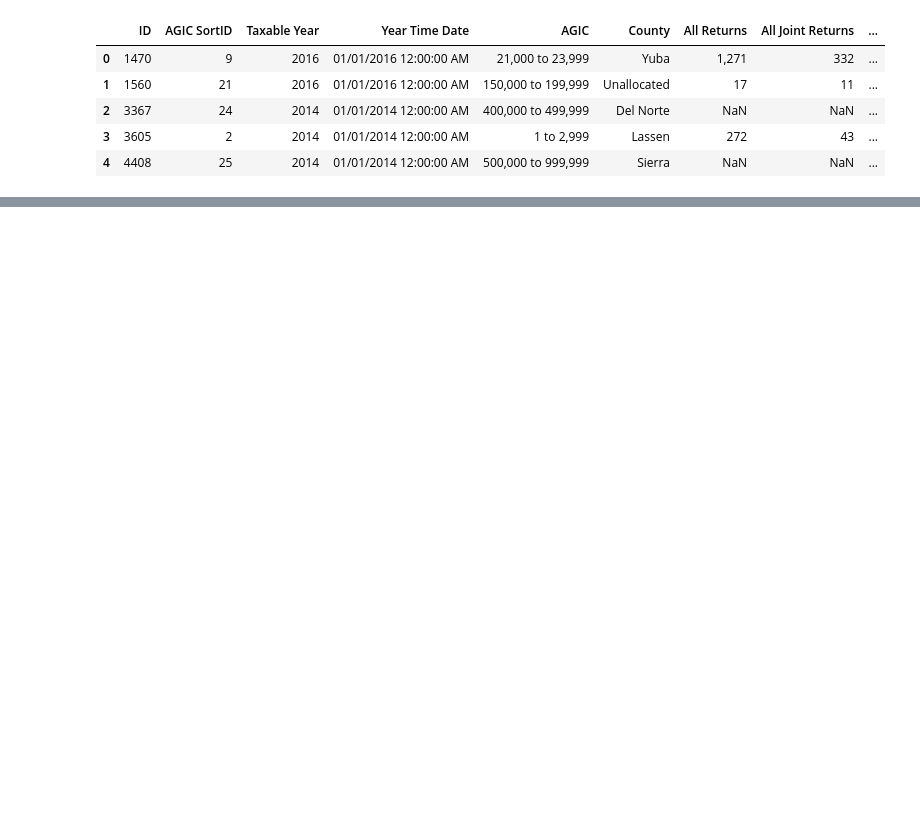
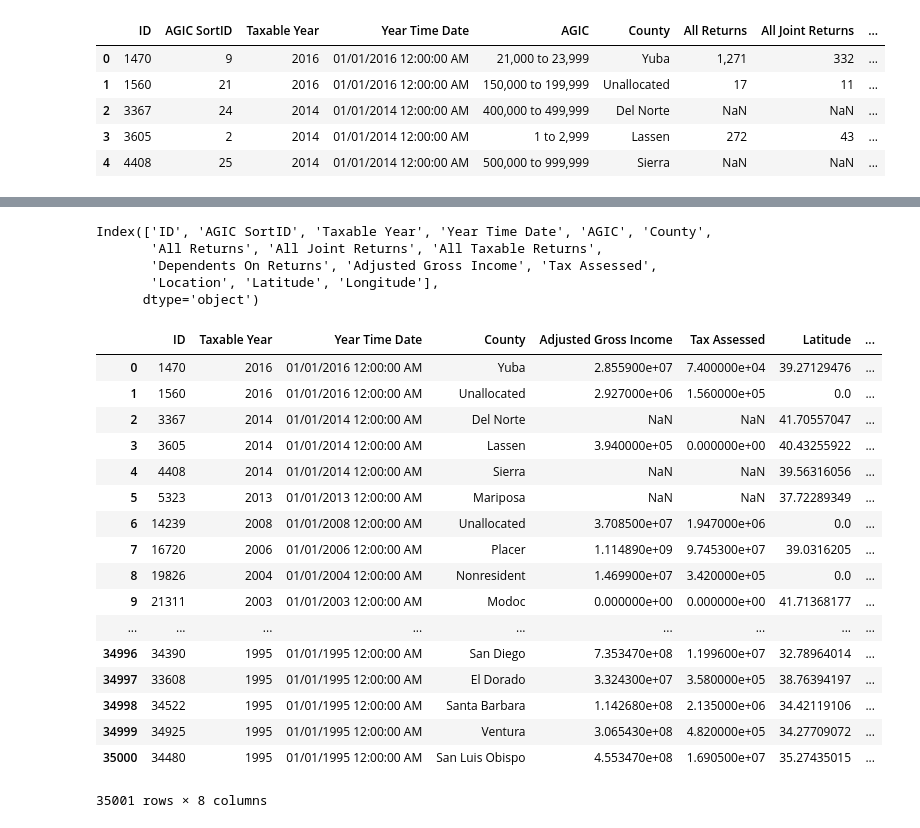
Before and after one commit to MichaelPearson-gif/ETL, a Jupyter notebook: GDP_CA_file_load.ipynb, the cells around one changed output, grey strips where cells are left out. Cells and saved outputs as stored; diff of their text form; code cells hidden in the pictures; blank space fills up the shorter version.

```diff
--- a/GDP_CA_file_load.ipynb
+++ b/GDP_CA_file_load.ipynb
@@ -78,0 +15,13 @@ Index(['reportyear', 'geotype', 'geoname', 'county_name', 'region_name',
+# %%
+gdp_data_df.columns
+lat =[]
+long =[]
+for item in gdp_data_df["Location"]:
+    print(item.split(',')[0].lstrip('('))
+    print(item.split(',')[1].rstrip(')'))
+    lat.append(item.split(',')[0].lstrip('('))
+    long.append(item.split(',')[1].rstrip(')'))
+
+gdp_data_df["Latitude"] = lat
+
+gdp_data_df["Longitude"] = long
@@ -78,0 +46,34 @@ Index(['reportyear', 'geotype', 'geoname', 'county_name', 'region_name',
+# %%
+
+gdp_data_df['County'].replace("Resident-out-of-state-address", "Resident Out Of State Address",inplace=True)
+# %%
+gdp_data_df[gdp_data_df['County']=="Resident-out-of-state-address"]
+gdp_data_df.columns
+# %% [output]
+Index(['ID', 'AGIC SortID', 'Taxable Year', 'Year Time Date', 'AGIC', 'County',
+       'All Returns', 'All Joint Returns', 'All Taxable Returns',
+       'Dependents On Returns', 'Adjusted Gross Income', 'Tax Assessed',
+       'Location', 'Latitude', 'Longitude'],
+      dtype='object')
+# %%
+gdp_data = gdp_data_df[['ID', 'Taxable Year', 'Year Time Date','County','Adjusted Gross Income', 'Tax Assessed','Latitude', 'Longitude']]
+gdp_data
+# %% [output]
+|  | ID | Taxable Year | Year Time Date | County | Adjusted Gross Income | Tax Assessed | Latitude | ... |
+| 0 | 1470 | 2016 | 01/01/2016 12:00:00 AM | Yuba | 2.855900e+07 | 7.400000e+04 | 39.27129476 | ... |
+| 1 | 1560 | 2016 | 01/01/2016 12:00:00 AM | Unallocated | 2.927000e+06 | 1.560000e+05 | 0.0 | ... |
+| 2 | 3367 | 2014 | 01/01/2014 12:00:00 AM | Del Norte | NaN | NaN | 41.70557047 | ... |
+| 3 | 3605 | 2014 | 01/01/2014 12:00:00 AM | Lassen | 3.940000e+05 | 0.000000e+00 | 40.43255922 | ... |
+| 4 | 4408 | 2014 | 01/01/2014 12:00:00 AM | Sierra | NaN | NaN | 39.56316056 | ... |
+| 5 | 5323 | 2013 | 01/01/2013 12:00:00 AM | Mariposa | NaN | NaN | 37.72289349 | ... |
+| 6 | 14239 | 2008 | 01/01/2008 12:00:00 AM | Unallocated | 3.708500e+07 | 1.947000e+06 | 0.0 | ... |
+| 7 | 16720 | 2006 | 01/01/2006 12:00:00 AM | Placer | 1.114890e+09 | 9.745300e+07 | 39.0316205 | ... |
+| 8 | 19826 | 2004 | 01/01/2004 12:00:00 AM | Nonresident | 1.469900e+07 | 3.420000e+05 | 0.0 | ... |
+| 9 | 21311 | 2003 | 01/01/2003 12:00:00 AM | Modoc | 0.000000e+00 | 0.000000e+00 | 41.71368177 | ... |
+| ... | ... | ... | ... | ... | ... | ... | ... | ... |
+| 34996 | 34390 | 1995 | 01/01/1995 12:00:00 AM | San Diego | 7.353470e+08 | 1.199600e+07 | 32.78964014 | ... |
+| 34997 | 33608 | 1995 | 01/01/1995 12:00:00 AM | El Dorado | 3.324300e+07 | 3.580000e+05 | 38.76394197 | ... |
+| 34998 | 34522 | 1995 | 01/01/1995 12:00:00 AM | Santa Barbara | 1.142680e+08 | 2.135000e+06 | 34.42119106 | ... |
+| 34999 | 34925 | 1995 | 01/01/1995 12:00:00 AM | Ventura | 3.065430e+08 | 4.820000e+05 | 34.27709072 | ... |
+| 35000 | 34480 | 1995 | 01/01/1995 12:00:00 AM | San Luis Obispo | 4.553470e+08 | 1.690500e+07 | 35.27435015 | ... |
+35001 rows × 8 columns
```
Also changed, not shown: parts of 11 cells of this notebook, 1 other file.
